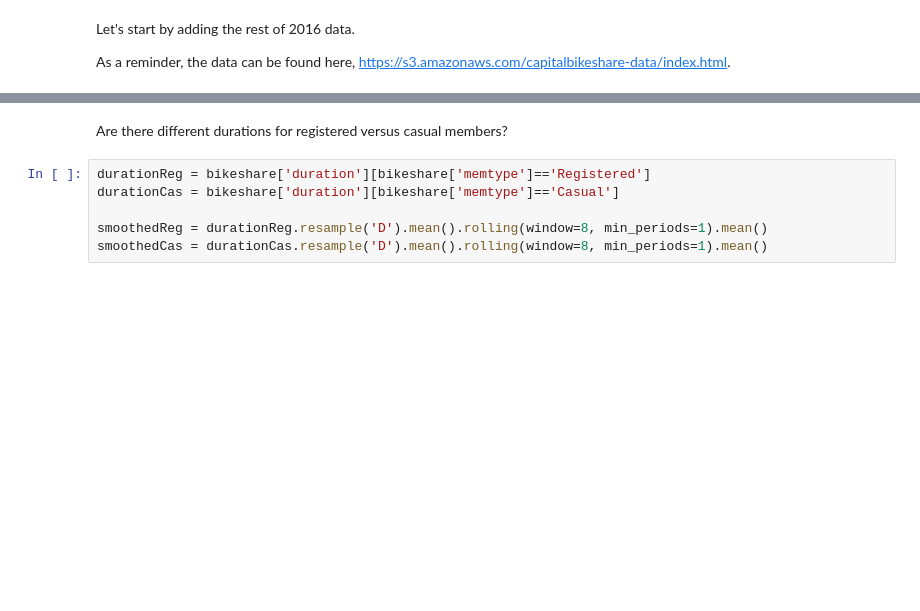
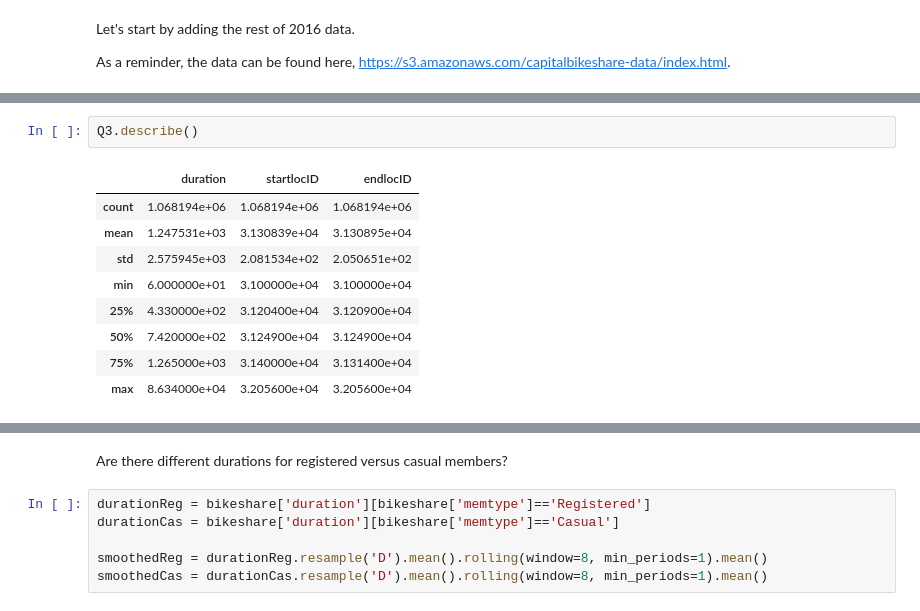
Before and after one commit to mskaerthomason/Springboard-Capstone-1, a Jupyter notebook: CapstoneDrafts/Bikeshare_analysis.ipynb, the cells around one changed output, grey strips where cells are left out. Drawn from its saved outputs; the diff is of its cells as text; blank space fills up the shorter version.

```diff
--- a/CapstoneDrafts/Bikeshare_analysis.ipynb
+++ b/CapstoneDrafts/Bikeshare_analysis.ipynb
@@ -29,0 +39,12 @@ bikeshare.duration = bikeshare.duration * 1.66667e-5
+# %%
+Q3.describe()
+# %% [output]
+|  | duration | startlocID | endlocID |
+| count | 1.068194e+06 | 1.068194e+06 | 1.068194e+06 |
+| mean | 1.247531e+03 | 3.130839e+04 | 3.130895e+04 |
+| std | 2.575945e+03 | 2.081534e+02 | 2.050651e+02 |
+| min | 6.000000e+01 | 3.100000e+04 | 3.100000e+04 |
+| 25% | 4.330000e+02 | 3.120400e+04 | 3.120900e+04 |
+| 50% | 7.420000e+02 | 3.124900e+04 | 3.124900e+04 |
+| 75% | 1.265000e+03 | 3.140000e+04 | 3.131400e+04 |
+| max | 8.634000e+04 | 3.205600e+04 | 3.205600e+04 |
```
Also changed, not shown: parts of 8 cells of this notebook, 1 other file.
